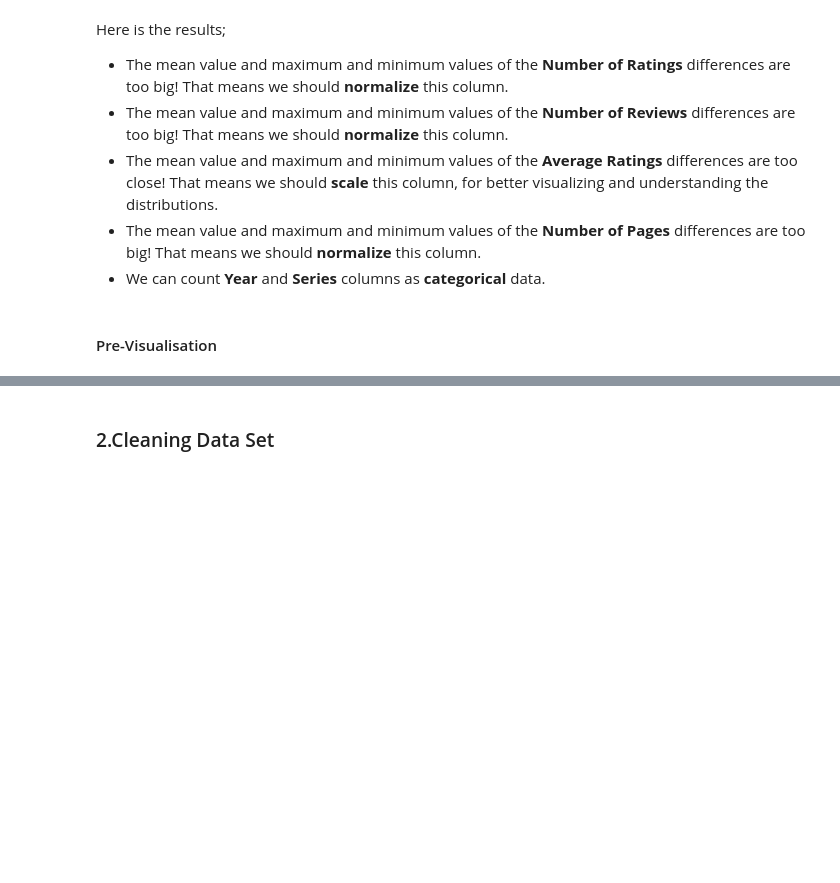
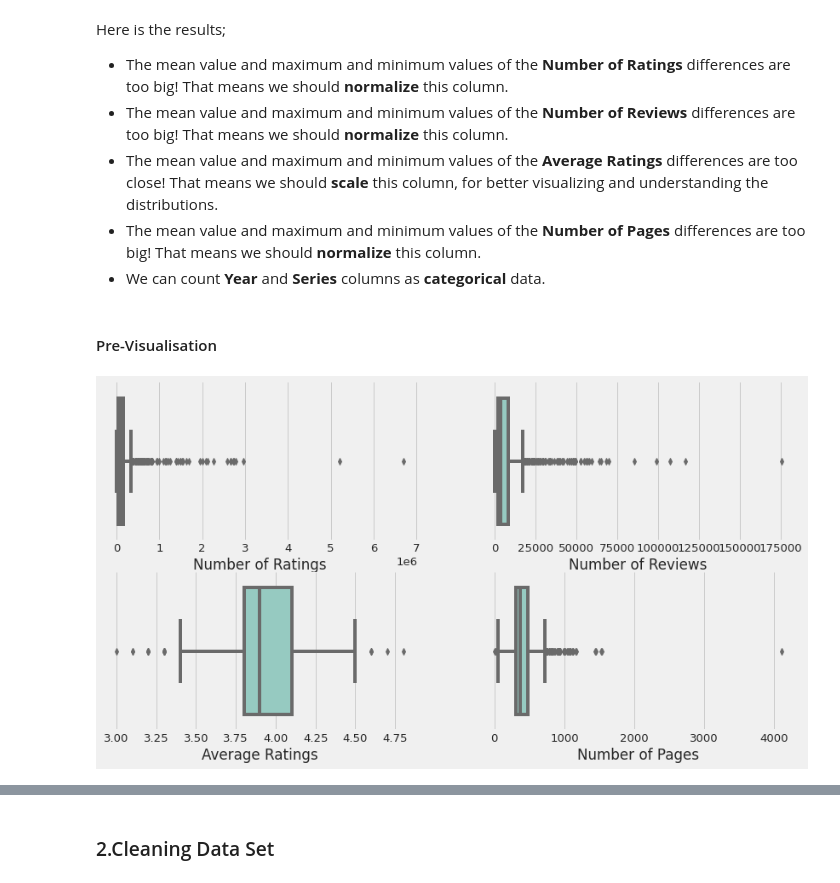
Before and after one commit to Strive-School-Project-Data-Analysis/Good_reads_Best_2000s, a Jupyter notebook: EDA_and_Visualization.ipynb, the cells around one changed output, grey strips where cells are left out. Saved outputs shown, nothing was run; the diff lists cells and outputs as text; code cells hidden in the pictures; blank space fills up the shorter version.

```diff
--- a/EDA_and_Visualization.ipynb
+++ b/EDA_and_Visualization.ipynb
@@ -121,3 +121,23 @@ Here is the results;
 * We can count **Year** and **Series** columns as **categorical** data.
 # %% [markdown]
 #### Pre-Visualisation
+# %%
+""" Number of Ratings  995 non-null    float64
+ 4  Number of Reviews  995 non-null    float64
+ 5  Average Ratings    978 non-null    float64
+ 6  Number of Pages    992 non-null    float64 """
+
+numerical_features = ['Number of Ratings', 'Number of Reviews', 'Average Ratings', 'Number of Pages']
+
+plt.figure(figsize=(13, 7))
+sns.set(font_scale= 1.2)
+plt.style.use('fivethirtyeight')
+
+for i, feature in enumerate(numerical_features):
+    plt.subplot(2, 2, i+1)
+    sns.boxplot(x=df[feature],palette="Set3")
+    #sns.countplot(data=train_imputed, x=feature, hue='Survived', palette=palette_6)
+
+sns.despine()
+# %% [output]
+[figure, added]
```
Also changed, not shown: parts of 1 cell of this notebook.
